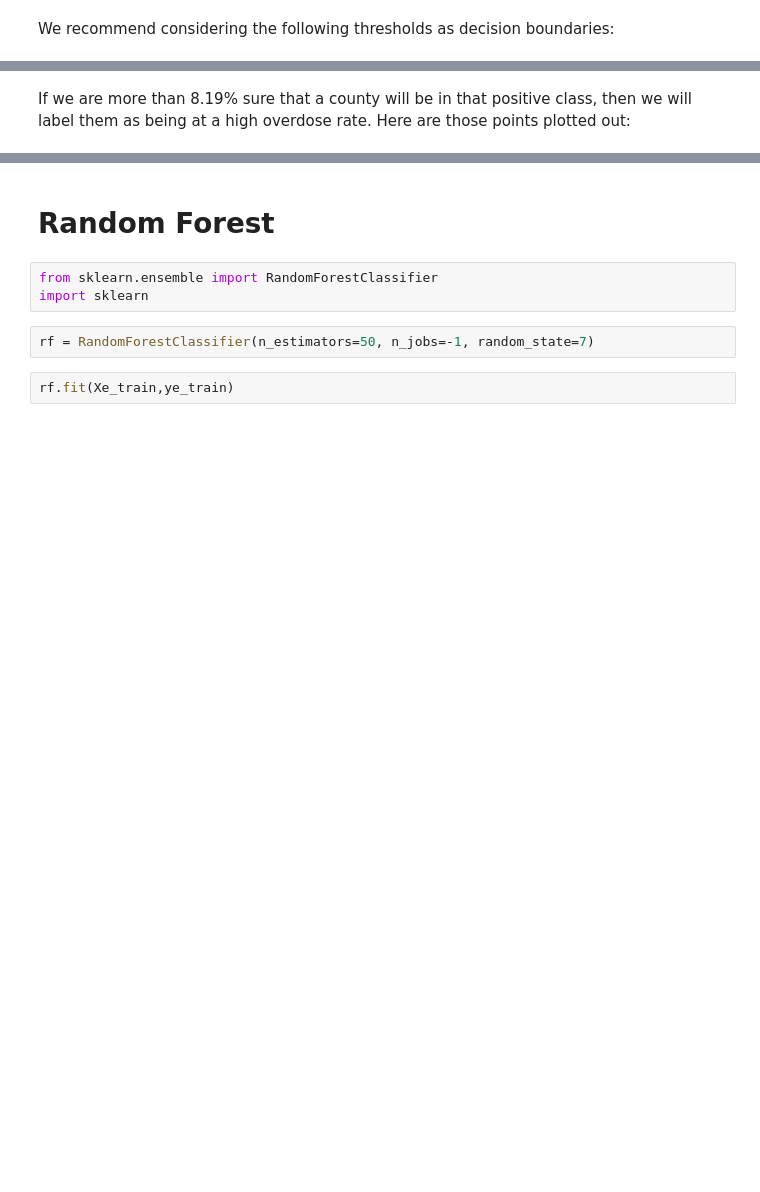
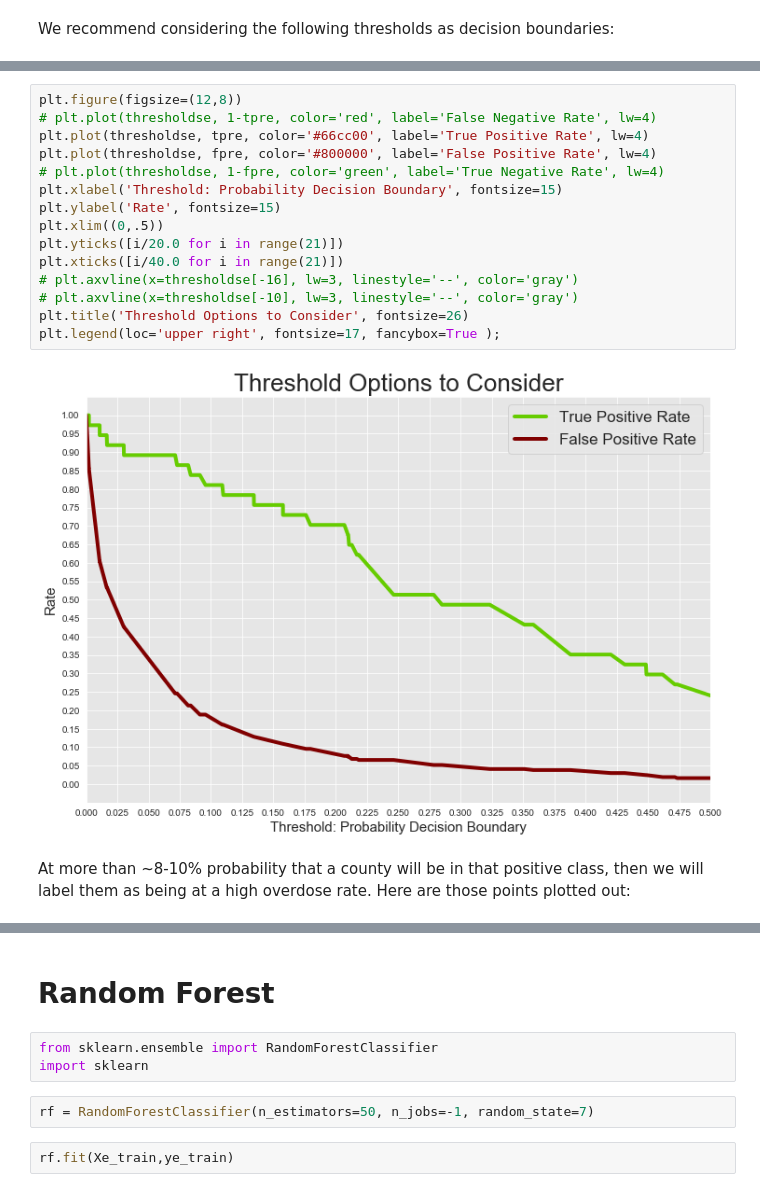
Before and after one commit to MIAISEMAN/mod_3_project, a Jupyter notebook: module_3_project.ipynb, the cells around one changed output, grey strips where cells are left out. Saved outputs shown, nothing was run; the diff lists cells and outputs as text; blank space fills up the shorter version.

```diff
--- a/module_3_project.ipynb
+++ b/module_3_project.ipynb
@@ -741,5 +748,22 @@ Probability decision boundary for these rates:8.194589905222026%
+# %%
+plt.figure(figsize=(12,8))
+# plt.plot(thresholdse, 1-tpre, color='red', label='False Negative Rate', lw=4)
+plt.plot(thresholdse, tpre, color='#66cc00', label='True Positive Rate', lw=4)
+plt.plot(thresholdse, fpre, color='#800000', label='False Positive Rate', lw=4)
+# plt.plot(thresholdse, 1-fpre, color='green', label='True Negative Rate', lw=4)
+plt.xlabel('Threshold: Probability Decision Boundary', fontsize=15)
+plt.ylabel('Rate', fontsize=15)
+plt.xlim((0,.5))
+plt.yticks([i/20.0 for i in range(21)])
+plt.xticks([i/40.0 for i in range(21)])
+# plt.axvline(x=thresholdse[-16], lw=3, linestyle='--', color='gray')
+# plt.axvline(x=thresholdse[-10], lw=3, linestyle='--', color='gray')
+plt.title('Threshold Options to Consider', fontsize=26)
+plt.legend(loc='upper right', fontsize=17, fancybox=True );
+# %% [output]
+[figure, added]
 # %% [markdown]
-If we are more than 8.19% sure that a county will be in that positive class, then we will label them as being at a high overdose rate. Here are those points plotted out:
+At more than ~8-10% probability that a county will be in that positive class, then we will label them as being at a high overdose rate. Here are those points plotted out:
 # %%
 #set seaborn styling
 sns.set_style("darkgrid", {"axes.facecolor": ".9"})
```
Also changed, not shown: parts of 27 cells of this notebook.
